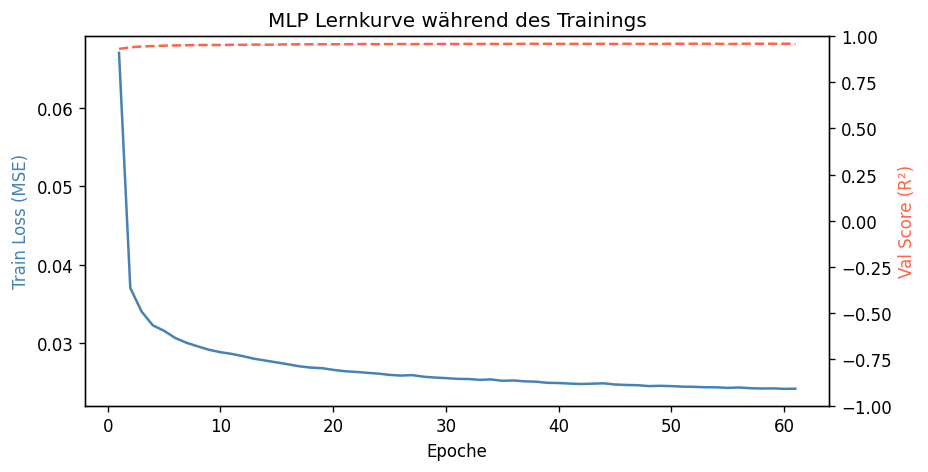
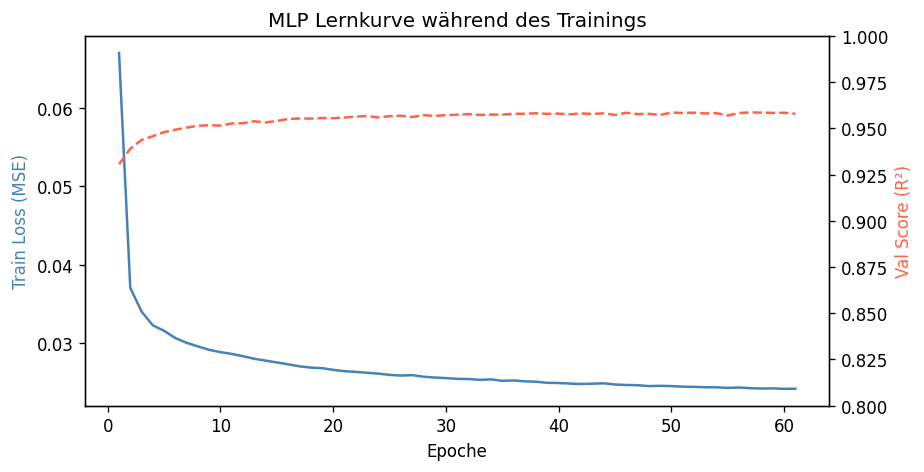
Unified diff of the notebook cell whose output changed from the first chart to the second:
--- before
+++ after
@@ -11,5 +11,5 @@
              ls='--', color='tomato', label='Val Score (R²)')
     ax2.set_ylabel('Val Score (R²)', color='tomato')
-    ax2.set_ylim(-1, 1)
+    ax2.set_ylim(0.8, 1)
 
 ax1.set_xlabel('Epoche')

Commit: feat: outlier analysis results and improved data_transform